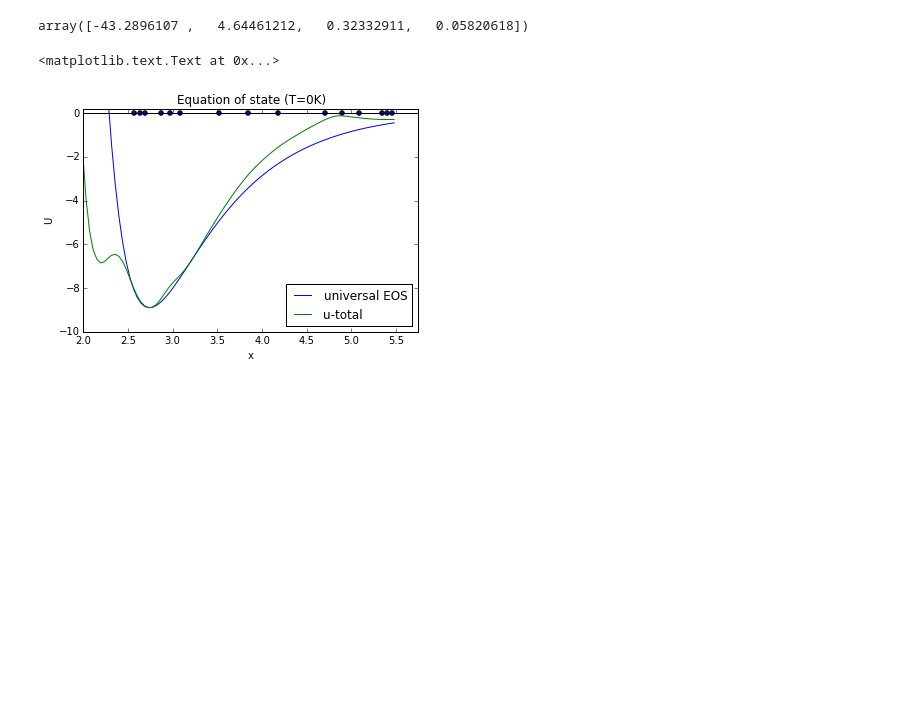
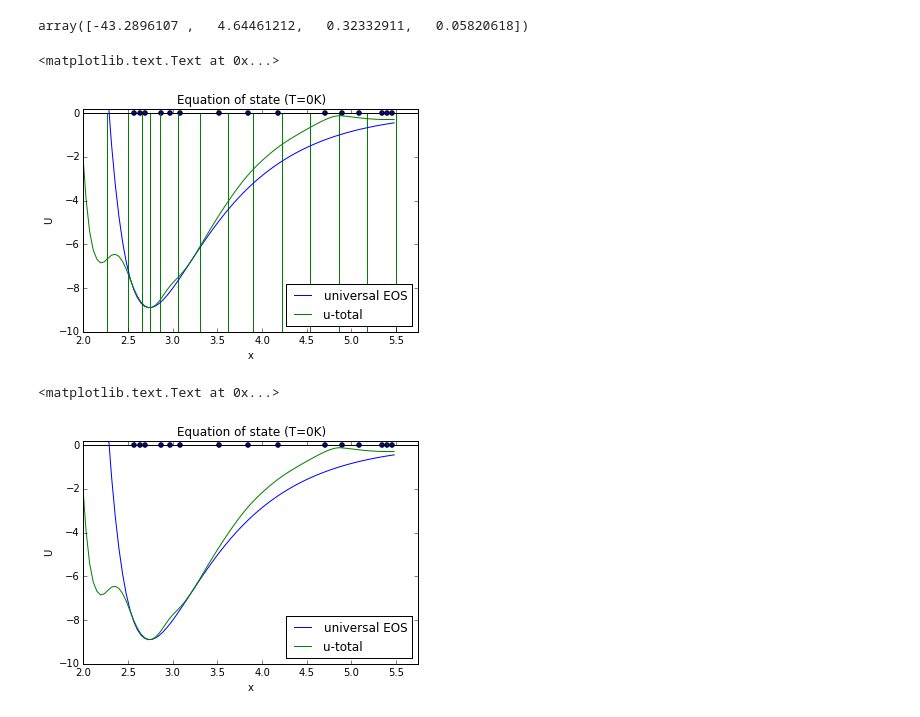
Before and after one commit to vlcekl/eam-models, a Jupyter notebook: notebooks/inspect_and_save.ipynb, the cells around one changed output. Drawn from its saved outputs; the diff is of its cells as text; code cells hidden in the pictures; blank space fills up the shorter version.

```diff
--- a/notebooks/inspect_and_save.ipynb
+++ b/notebooks/inspect_and_save.ipynb
@@ -464,6 +486,30 @@ for a in np.linspace(0.5, 2.0, 101):
     ene.append([a, u_pair, u_many, u_pair+u_many])
 
 ene = np.array(ene)
+# %%
+plt.title('Equation of state (T=0K)')
+
+plt.plot(ene[:,0]*2.74, [universal_eos(x, 'W') for x in ene[:,0]], label='universal EOS')
+plt.plot(ene[:,0]*2.74, ene[:,3]/128 - 0.3, label='u-total')
+plt.scatter(stats['hyperparams']['pair'], np.zeros(len(stats['hyperparams']['pair'])))
+#plt.vlines(stats['hyperparams']['pair'], -10, 0)
+
+#plt.vlines(np.linspace(2.25, 5.5, 14), -10, 0, colors='r')
+plt.vlines([2.26, 2.5 , 2.66, 2.74, 2.86, 3.06, 3.30, 3.62 , 3.9, 4.22, 4.54, 4.86, 5.18, 5.5], -10, 0, colors='g')
+
+
+plt.hlines(0.0,0.5,6.0,lw=1)
+plt.legend(loc='best')
+plt.xlim(2.0, 5.75)
+#plt.xlim(2.6, 2.85)
+plt.ylim(-10,0.2)
+#plt.ylim(-9.,-8.5)
+
+plt.xlabel('x')
+plt.ylabel(r'U')
+# %% [output]
+<matplotlib.text.Text at 0x...>
+[figure, added]
 # %%
 plt.title('Equation of state (T=0K)')
 plt.plot(ene[:,0]*2.74, [universal_eos(x, 'W') for x in ene[:,0]], label='universal EOS')
```
Also changed, not shown: parts of 5 cells of this notebook, 3 other files.
